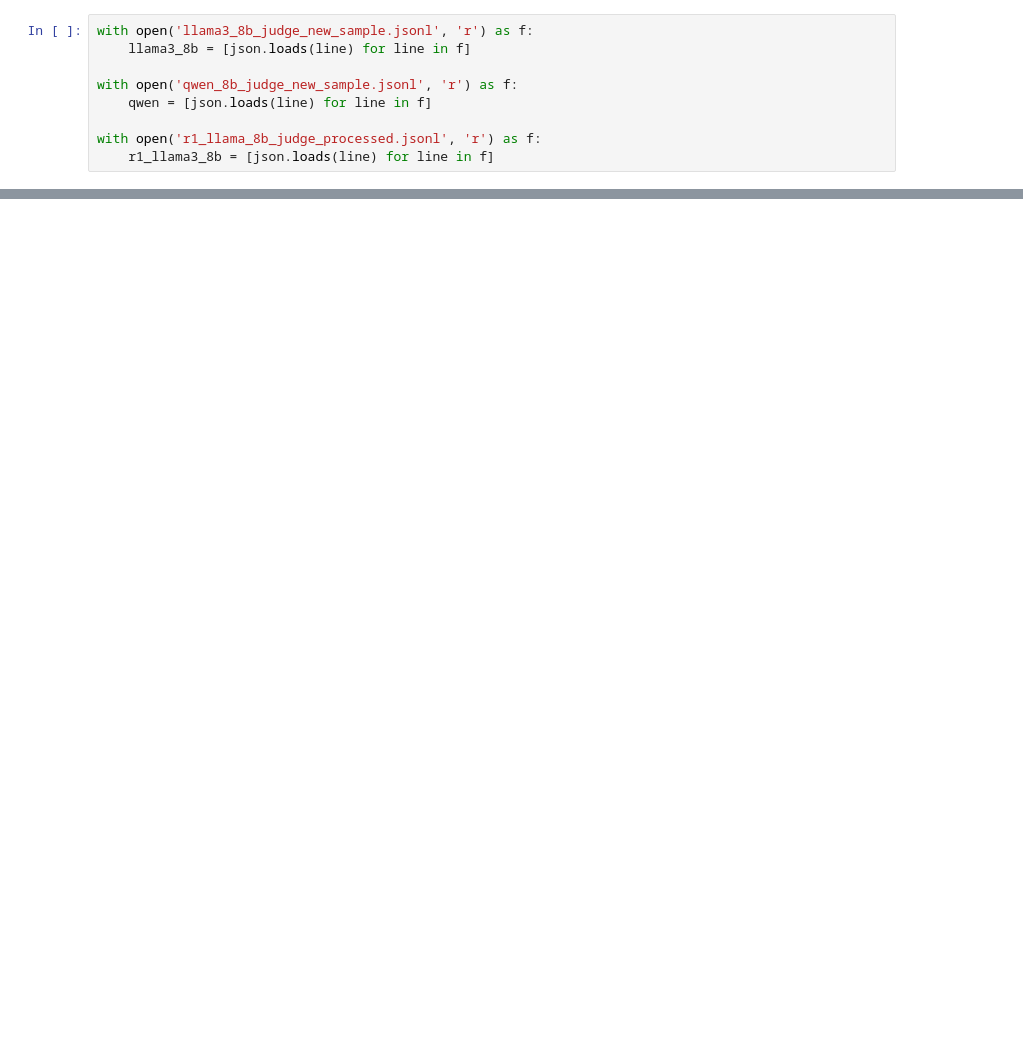
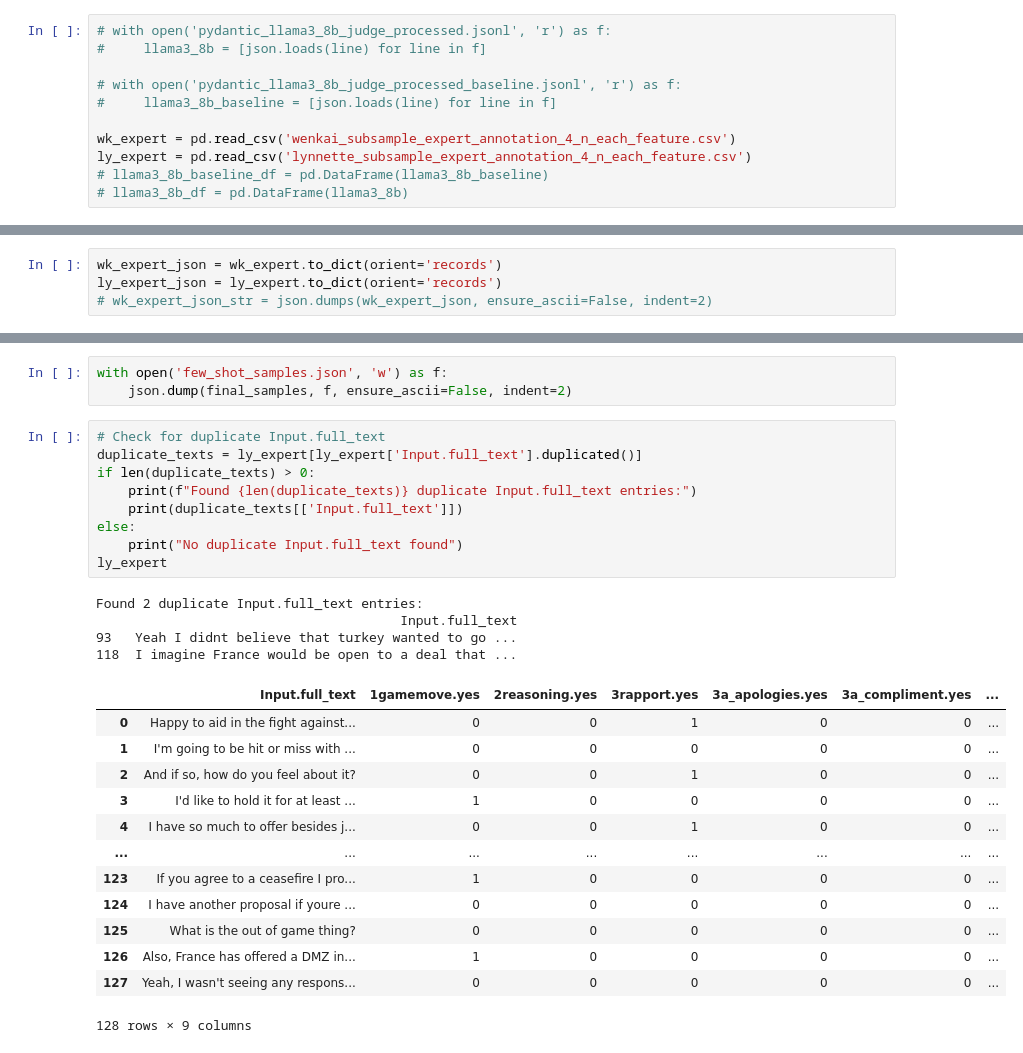
Before and after one commit to andyjliu/sotopia-diplomacy, a Jupyter notebook: llm_as_judge/expert_annotation/agreement.ipynb, the cells around one changed output, grey strips where cells are left out. Saved outputs shown, nothing was run; the diff lists cells and outputs as text; blank space fills up the shorter version.

```diff
--- a/llm_as_judge/expert_annotation/agreement.ipynb
+++ b/llm_as_judge/expert_annotation/agreement.ipynb
@@ -5,9 +6,11 @@ import re
 # %%
-with open('llama3_8b_judge_new_sample.jsonl', 'r') as f:
-    llama3_8b = [json.loads(line) for line in f]
+# with open('pydantic_llama3_8b_judge_processed.jsonl', 'r') as f:
+#     llama3_8b = [json.loads(line) for line in f]
 
-with open('qwen_8b_judge_new_sample.jsonl', 'r') as f:
-    qwen = [json.loads(line) for line in f]
+# with open('pydantic_llama3_8b_judge_processed_baseline.jsonl', 'r') as f:
+#     llama3_8b_baseline = [json.loads(line) for line in f]
 
-with open('r1_llama_8b_judge_processed.jsonl', 'r') as f:
-    r1_llama3_8b = [json.loads(line) for line in f]
+wk_expert = pd.read_csv('wenkai_subsample_expert_annotation_4_n_each_feature.csv')
+ly_expert = pd.read_csv('lynnette_subsample_expert_annotation_4_n_each_feature.csv')
+# llama3_8b_baseline_df = pd.DataFrame(llama3_8b_baseline)
+# llama3_8b_df = pd.DataFrame(llama3_8b)
@@ -170,0 +17,4 @@ Overall Fleiss' kappa: 0.363
+# %%
+wk_expert_json = wk_expert.to_dict(orient='records')
+ly_expert_json = ly_expert.to_dict(orient='records')
+# wk_expert_json_str = json.dumps(wk_expert_json, ensure_ascii=False, indent=2)
@@ -170,0 +79,30 @@ Overall Fleiss' kappa: 0.363
+# %%
+with open('few_shot_samples.json', 'w') as f:
+    json.dump(final_samples, f, ensure_ascii=False, indent=2)
+# %%
+# Check for duplicate Input.full_text
+duplicate_texts = ly_expert[ly_expert['Input.full_text'].duplicated()]
+if len(duplicate_texts) > 0:
+    print(f"Found {len(duplicate_texts)} duplicate Input.full_text entries:")
+    print(duplicate_texts[['Input.full_text']])
+else:
+    print("No duplicate Input.full_text found")
+ly_expert
+# %% [output]
+Found 2 duplicate Input.full_text entries:
+                                       Input.full_text
+93   Yeah I didnt believe that turkey wanted to go ...
+118  I imagine France would be open to a deal that ...
+|  | Input.full_text | 1gamemove.yes | 2reasoning.yes | 3rapport.yes | 3a_apologies.yes | 3a_compliment.yes | ... |
+| 0 | Happy to aid in the fight against... | 0 | 0 | 1 | 0 | 0 | ... |
+| 1 | I'm going to be hit or miss with ... | 0 | 0 | 0 | 0 | 0 | ... |
+| 2 | And if so, how do you feel about it? | 0 | 0 | 1 | 0 | 0 | ... |
+| 3 | I'd like to hold it for at least ... | 1 | 0 | 0 | 0 | 0 | ... |
+| 4 | I have so much to offer besides j... | 0 | 0 | 1 | 0 | 0 | ... |
+| ... | ... | ... | ... | ... | ... | ... | ... |
+| 123 | If you agree to a ceasefire I pro... | 1 | 0 | 0 | 0 | 0 | ... |
+| 124 | I have another proposal if youre ... | 0 | 0 | 0 | 0 | 0 | ... |
+| 125 | What is the out of game thing? | 0 | 0 | 0 | 0 | 0 | ... |
+| 126 | Also, France has offered a DMZ in... | 1 | 0 | 0 | 0 | 0 | ... |
+| 127 | Yeah, I wasn't seeing any respons... | 0 | 0 | 0 | 0 | 0 | ... |
+128 rows × 9 columns
```
Also changed, not shown: parts of 11 cells of this notebook, 17 other files.
